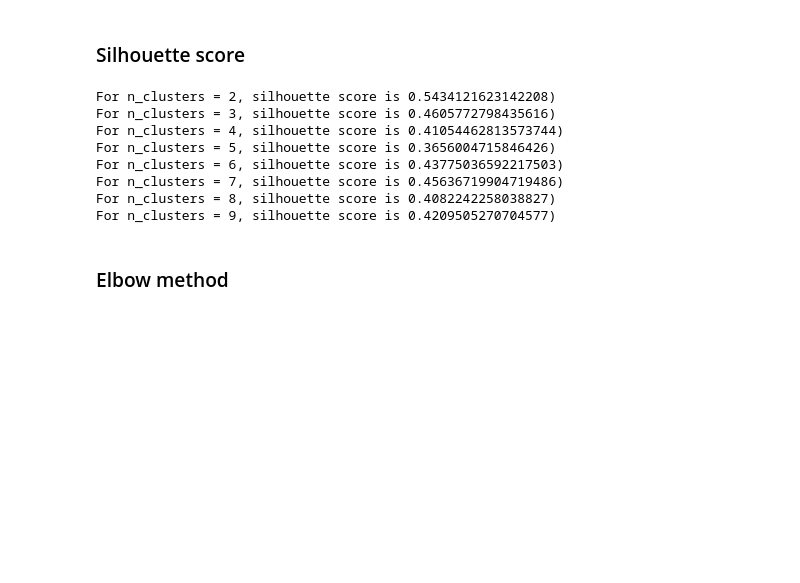
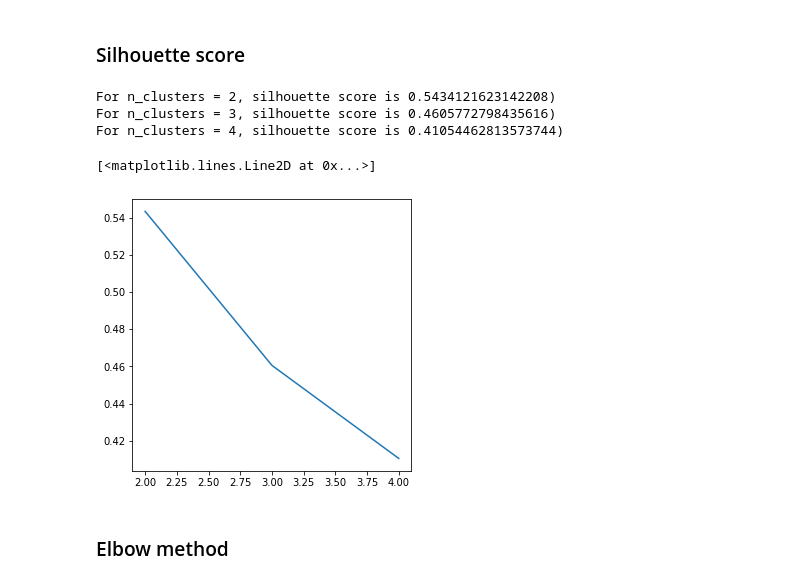
Before and after one commit to akshaya-nagarajan/MachineLearning, a Jupyter notebook: GMM.ipynb, the cells around one changed output. Drawn from its saved outputs; the diff is of its cells as text; code cells hidden in the pictures; blank space fills up the shorter version.

```diff
--- a/GMM.ipynb
+++ b/GMM.ipynb
@@ -116,22 +120,24 @@ alt_mean_table.head()
 # %%
 from sklearn.metrics import silhouette_score
 #Use silhouette score
-range_n_clusters = list (range(2,10))
+score_arr = []
+range_n_clusters = list (range(2,5))
 for n_clusters in range_n_clusters:
     clusterer = KMeans(n_clusters=n_clusters)
     preds = clusterer.fit_predict(alt_mean_table)
     centers = clusterer.cluster_centers_
     score = silhouette_score(alt_mean_table, preds)
+    score_arr.append(score)
     print("For n_clusters = {}, silhouette score is {})".format(n_clusters, score))
+
+plt.figure(figsize=(5,5))
+plt.plot(range_n_clusters, score_arr)
 # %% [output]
 For n_clusters = 2, silhouette score is 0.5434121623142208)
 For n_clusters = 3, silhouette score is 0.4605772798435616)
 For n_clusters = 4, silhouette score is 0.41054462813573744)
-For n_clusters = 5, silhouette score is 0.3656004715846426)
-For n_clusters = 6, silhouette score is 0.43775036592217503)
-For n_clusters = 7, silhouette score is 0.45636719904719486)
-For n_clusters = 8, silhouette score is 0.4082242258038827)
-For n_clusters = 9, silhouette score is 0.4209505270704577)
+[<matplotlib.lines.Line2D at 0x...>]
+[figure, added]
 # %% [markdown]
 ### Elbow method
 # %%
```
Also changed, not shown: parts of 6 cells of this notebook.
